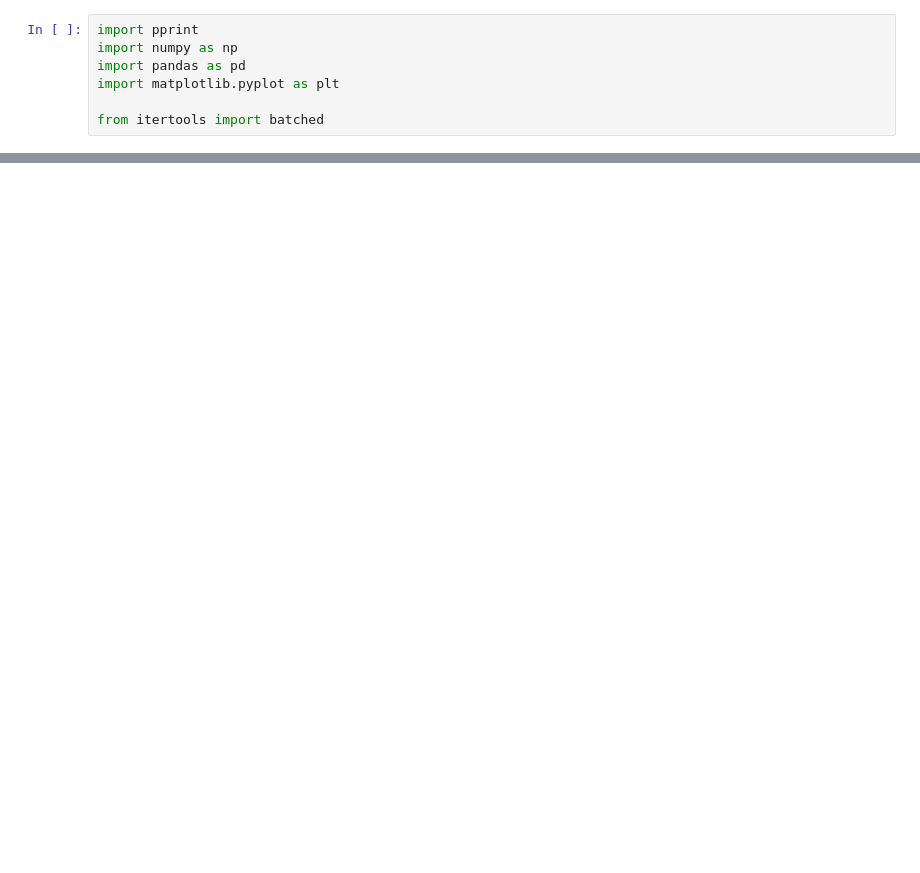
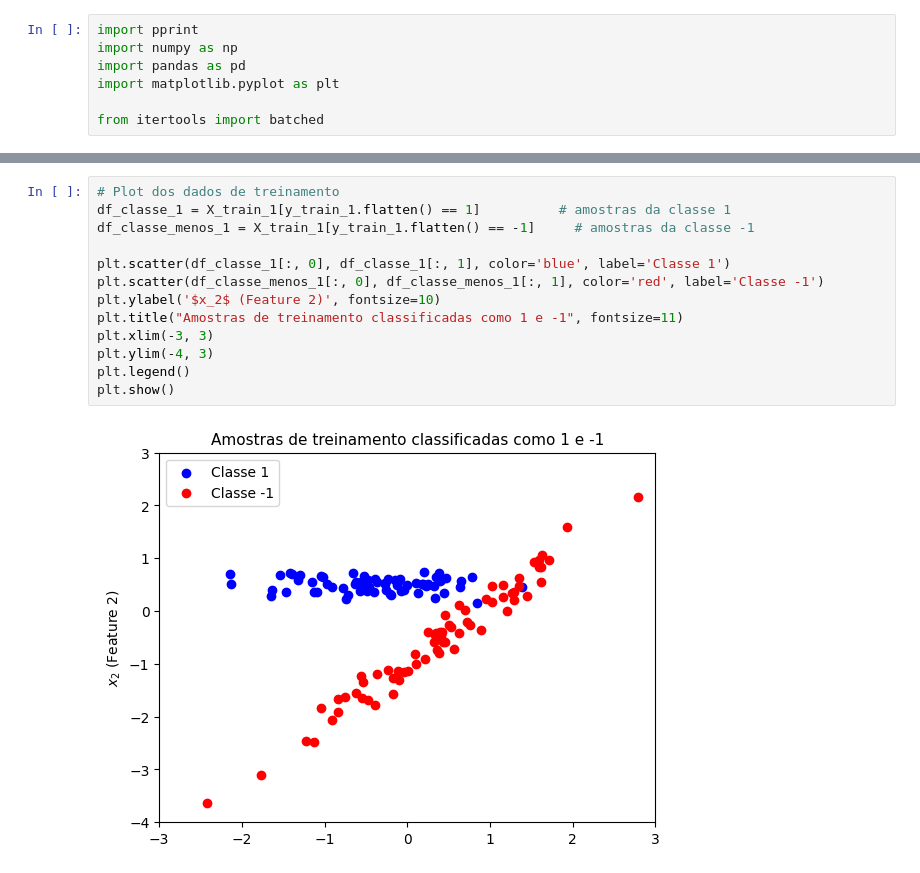
Before and after one commit to lucasanches/adaline, a Jupyter notebook: adaline.ipynb, the cells around one changed output, grey strips where cells are left out. Drawn from its saved outputs; the diff is of its cells as text; blank space fills up the shorter version.

```diff
--- a/adaline.ipynb
+++ b/adaline.ipynb
@@ -87,0 +182,15 @@ def treinamento(X_train, y_train, qtd_atributos, tx_aprendizagem, epocas, batch,
+# %%
+# Plot dos dados de treinamento
+df_classe_1 = X_train_1[y_train_1.flatten() == 1]          # amostras da classe 1
+df_classe_menos_1 = X_train_1[y_train_1.flatten() == -1]     # amostras da classe -1
+
+plt.scatter(df_classe_1[:, 0], df_classe_1[:, 1], color='blue', label='Classe 1')
+plt.scatter(df_classe_menos_1[:, 0], df_classe_menos_1[:, 1], color='red', label='Classe -1')
+plt.ylabel('$x_2$ (Feature 2)', fontsize=10)
+plt.title("Amostras de treinamento classificadas como 1 e -1", fontsize=11)
+plt.xlim(-3, 3)
+plt.ylim(-4, 3)
+plt.legend()
+plt.show()
+# %% [output]
+[figure, added]
```
Also changed, not shown: parts of 30 cells of this notebook.
